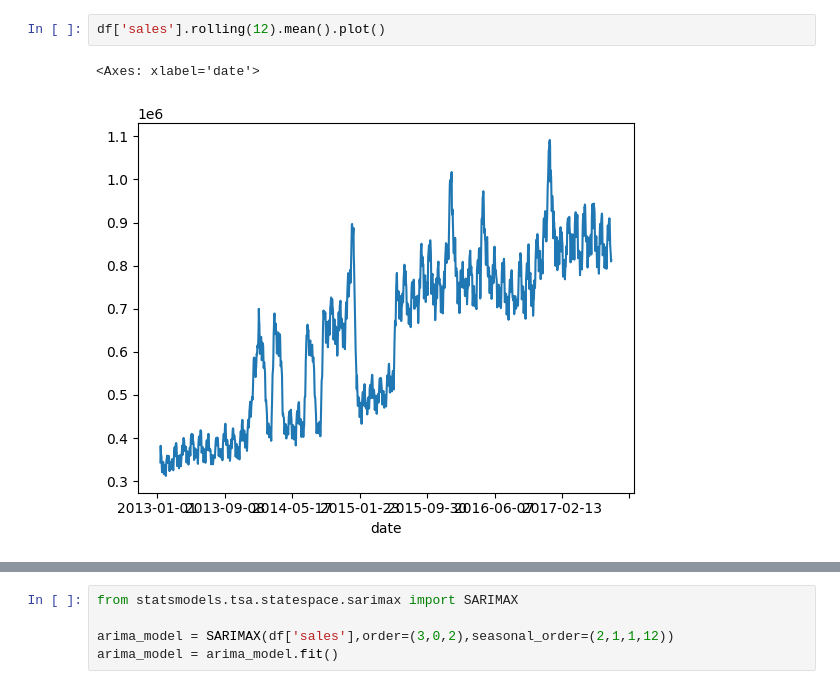
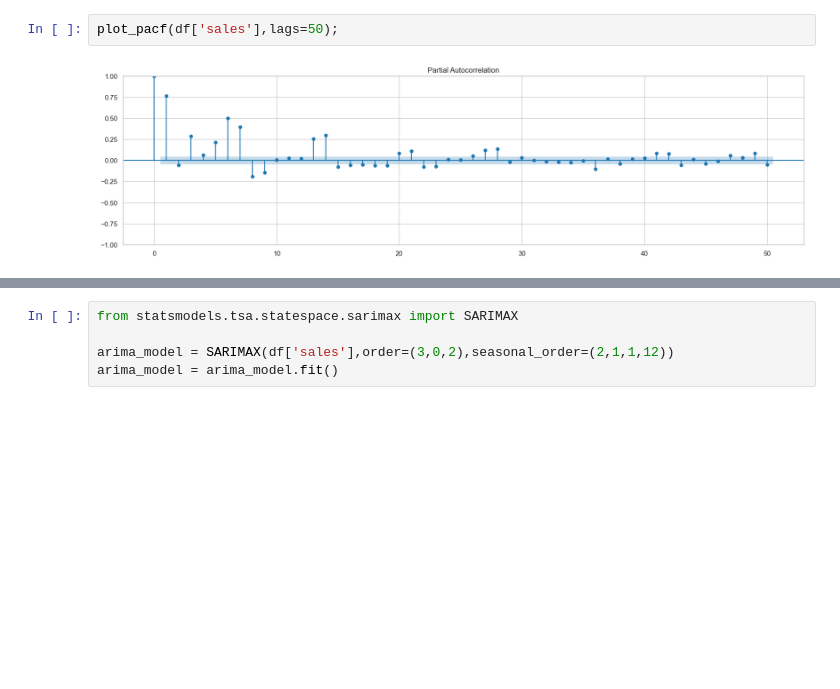
Before and after one commit to friskyspock/store-sales-time-series-forecasting, a Jupyter notebook: code.ipynb, the cells around one changed output, grey strips where cells are left out. Saved outputs shown, nothing was run; the diff lists cells and outputs as text; blank space fills up the shorter version.

```diff
--- a/code.ipynb
+++ b/code.ipynb
@@ -141,8 +42,7 @@ pd.plotting.lag_plot(df['sales'], lag=14, ax=axes[1,2])
-# %%
-df['sales'].rolling(12).mean().plot()
-# %% [output]
-<Axes: xlabel='date'>
-[figure, removed]
+# %%
+plot_pacf(df['sales'],lags=50);
+# %% [output]
+[figure, added]
 # %%
 from pmdarima import auto_arima
 
```
Also changed, not shown: parts of 22 cells of this notebook.
